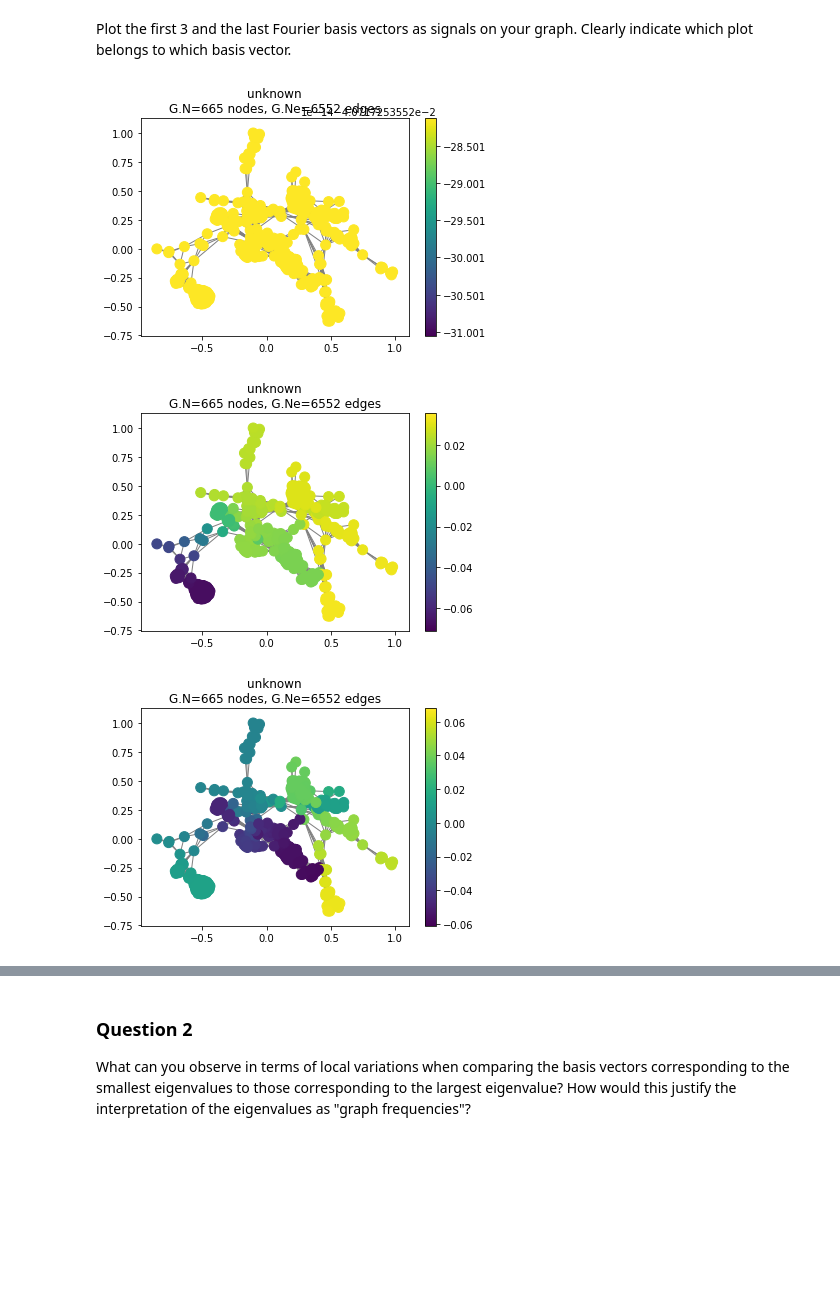
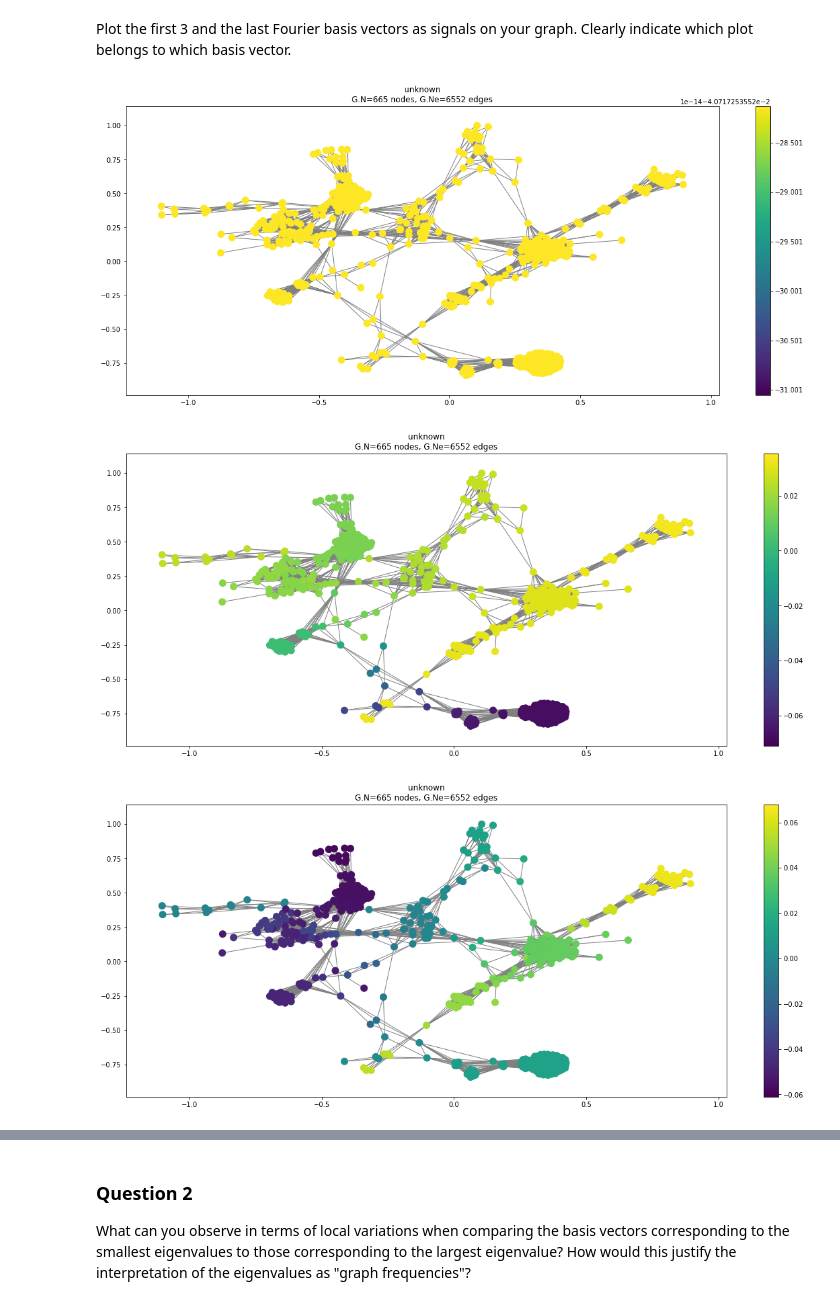
Before and after one commit to Kakavand/EPFL-antiterrorAssignment, a Jupyter notebook: marco/4_graph_signal_processing.ipynb, the cells around one changed output, grey strips where cells are left out. Cells and saved outputs as stored; diff of their text form; code cells hidden in the pictures; blank space fills up the shorter version.

```diff
--- a/marco/4_graph_signal_processing.ipynb
+++ b/marco/4_graph_signal_processing.ipynb
@@ -155,16 +154,24 @@ Plot the first 3 and the last Fourier basis vectors as signals on your graph. Cl
 # %%
 graph = pg.graphs.Graph(A)
 graph.set_coordinates('spring')  # Force-directed layout.
 #graph.set_coordinates(U[:,1:2])
 # first eigenvector
 graph.plot_signal(U[:,0])
+fig = plt.gcf()
+fig.set_size_inches((20,8))
 # second eigenvector
 graph.plot_signal(U[:,1])
+fig = plt.gcf()
+fig.set_size_inches((20,8))
 # third eigenvector
 graph.plot_signal(U[:,2])
+fig = plt.gcf()
+fig.set_size_inches((20,8))
 # last eigenvector
-graph.plot_signal(U[:,-1])
+graph.plot_signal(U[:,-1], limits=[-0.01,0.01])
+fig = plt.gcf()
+fig.set_size_inches((20,8))
 # %% [output]
-[figure, old version]
+[figure, new version]
-[figure, old version]
+[figure, new version]
-[figure, old version]
+[figure, new version]
```
Also changed, not shown: parts of 20 cells of this notebook, 1 other file.
